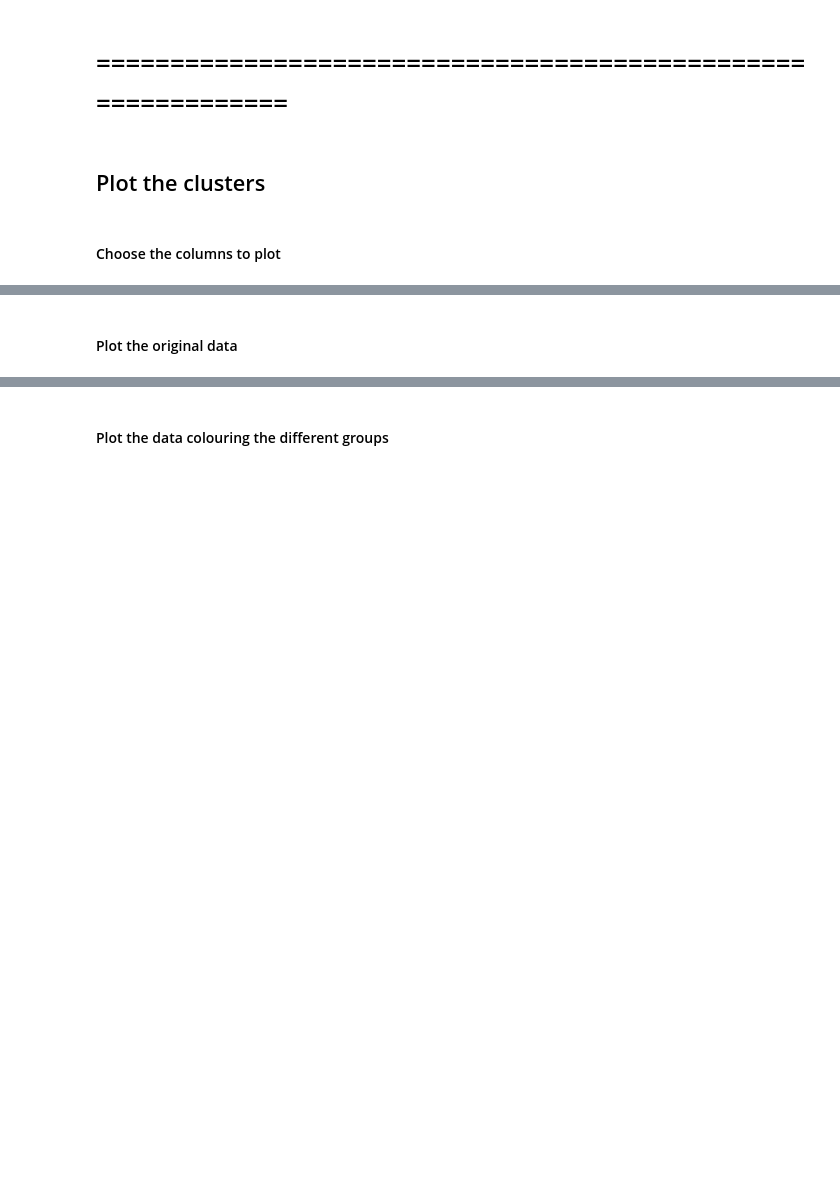
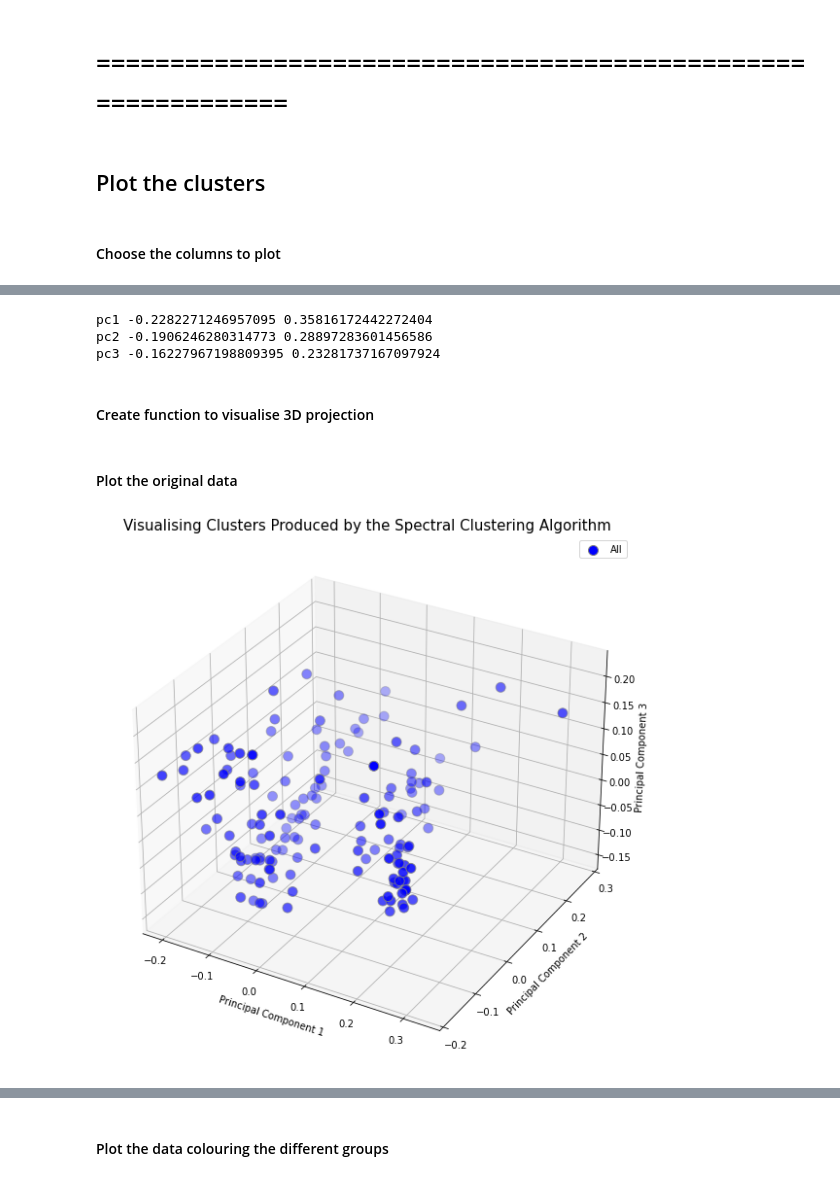
Before and after one commit to Crone1/CA4015, a Jupyter notebook: Assignment_1/Clustering.ipynb, the cells around one changed output, grey strips where cells are left out. Cells and saved outputs as stored; diff of their text form; code cells hidden in the pictures; blank space fills up the shorter version.

Commit message:
Functionising & other cleaning up changes

```diff
--- a/Assignment_1/Clustering.ipynb
+++ b/Assignment_1/Clustering.ipynb
@@ -520,0 +529,2 @@ plt.show()
+# %%
+second_cluster_labels_df = pd.DataFrame(second_cluster_labels_array, columns=['Cluster'])
@@ -559,3 +600,3 @@ principal_df.head()
 # %%
-final_df = pd.concat([full_df_nd_cluster, principal_df], axis = 1)
+final_full_scaled_df = pd.concat([scaled_full_df, principal_components_df, second_cluster_labels_df], axis = 1)
 # %%
@@ -595,0 +621,7 @@ ax.grid()
+# %%
+pc1 = final_full_scaled_df['PC1']
+pc2 = final_full_scaled_df['PC2']
+pc3 = final_full_scaled_df['PC3']
+group = final_full_scaled_df['group']
+cluster = final_full_scaled_df['Cluster']
+all_rows = pd.Series(["All"] * len(final_full_scaled_df))
@@ -596,2 +630,38 @@ ax.grid()
+# %%
+print("pc1", min(pc1), max(pc1))
+print("pc2", min(pc2), max(pc2))
+print("pc3", min(pc3), max(pc3))
+# %% [output]
+pc1 -0.2282271246957095 0.35816172442272404
+pc2 -0.1906246280314773 0.28897283601456586
+pc3 -0.16227967198809395 0.23281737167097924
+# %% [markdown]
+#### Create function to visualise 3D projection
+# %%
+def plot_3d_principal_component_points(targets, colours, column_to_colour_cluster_with):
+
+    fig = plt.figure(figsize=(10, 10))
+    ax = fig.add_subplot(111, projection='3d')
+
+    ax.set_xlabel('Principal Component 1', fontsize = 10)
+    ax.set_ylabel('Principal Component 2', fontsize = 10)
+    ax.set_zlabel('Principal Component 3', fontsize = 10)
+
+    # old limits
+    #ax.set_xlim([-0.3, 0.3])
+    #ax.set_ylim([-0.15, 0.3])
+    #ax.set_zlim([-0.15, 0.15])
+
+    # new limits
+    ax.set_xlim([-0.23, 0.36])
+    ax.set_ylim([-0.2, 0.3])
+    ax.set_zlim([-0.17, 0.24])
+    ax.set_title('Visualising Clusters Produced by the Spectral Clustering Algorithm', fontsize = 15)
+
+    for target, colour in zip(targets, colours):
+        ax.scatter(pc1.loc[column_to_colour_cluster_with == target], pc2.loc[column_to_colour_cluster_with == target], pc3.loc[column_to_colour_cluster_with == target], c=colour, s=100, marker='o', edgecolors='grey')
+
+    ax.legend(targets)
+    plt.show()
 # %% [markdown]
 #### Plot the original data
@@ -599,0 +668,7 @@ plt.scatter(pc1, pc2)
+# %%
+targets = ["All"]
+colours = ['blue']
+
+plot_3d_principal_component_points(targets, colours, all_rows)
+# %% [output]
+[figure, added]
```
Also changed, not shown: parts of 89 cells of this notebook.
